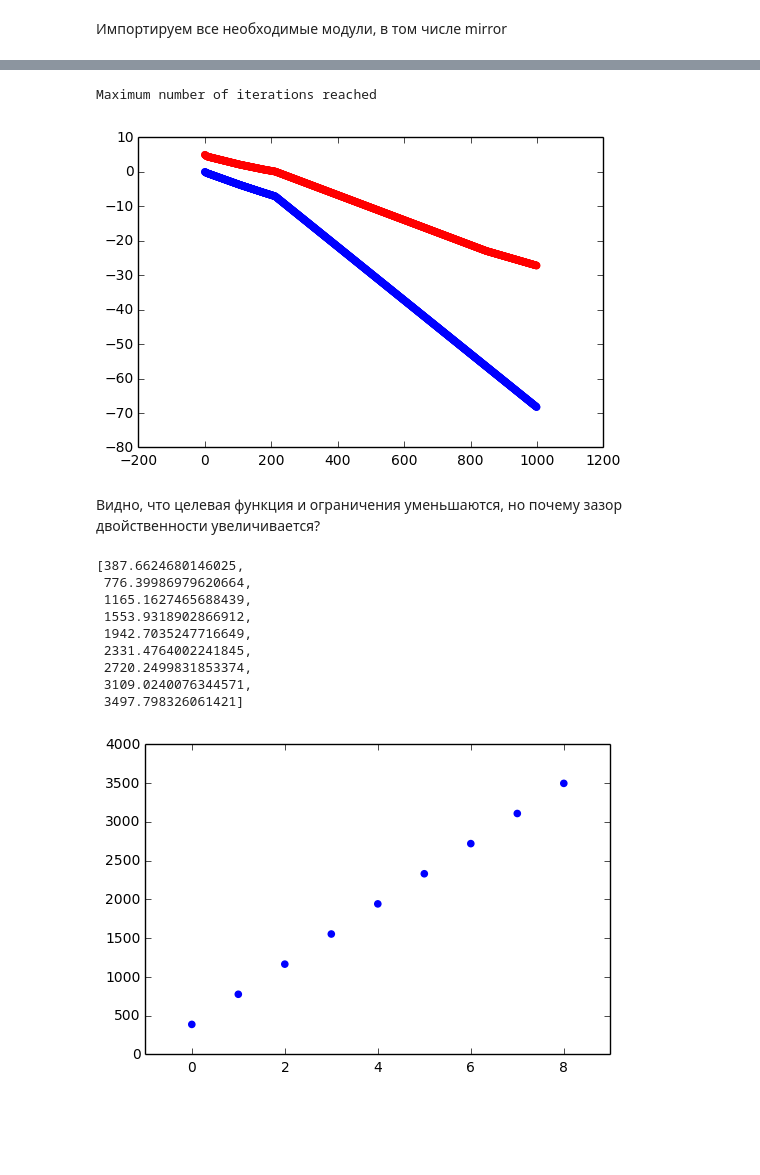
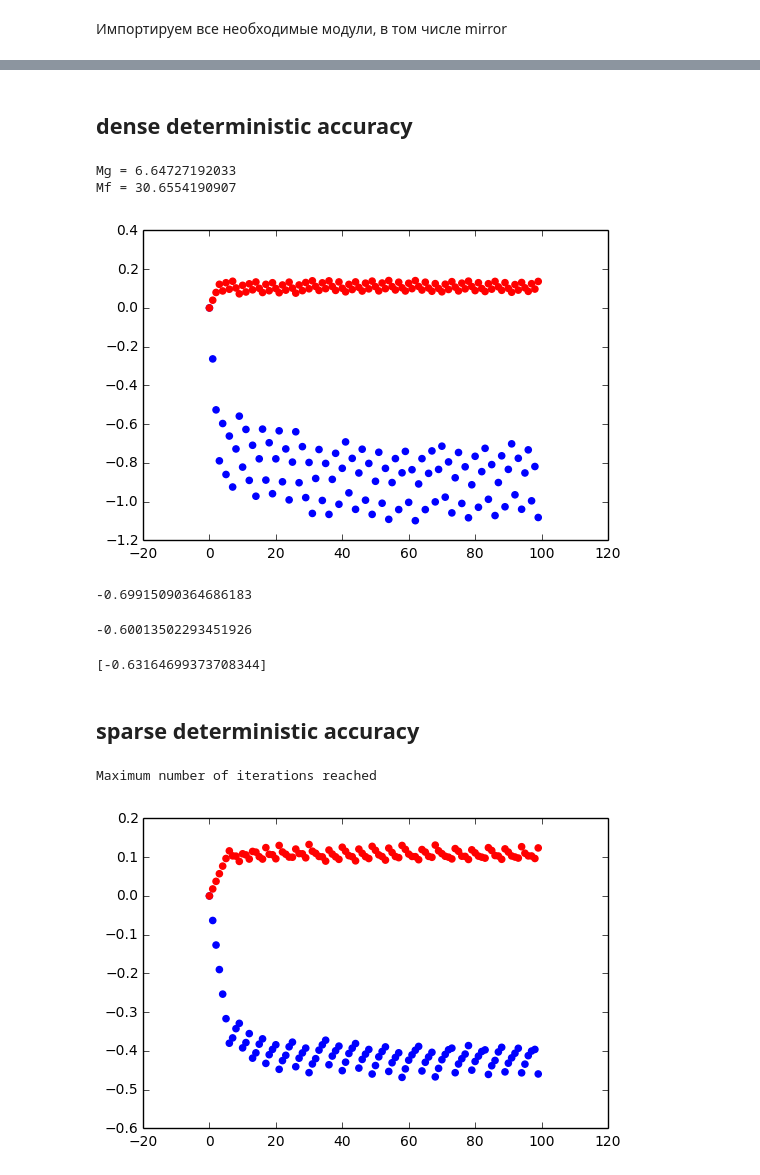
Before and after one commit to anastasiabayandina/Mirror, a Jupyter notebook: Mirror_Quick_Tutorial.ipynb, the cells around one changed output, grey strips where cells are left out. Saved outputs shown, nothing was run; the diff lists cells and outputs as text; code cells hidden in the pictures; blank space fills up the shorter version.

```diff
--- a/Mirror_Quick_Tutorial.ipynb
+++ b/Mirror_Quick_Tutorial.ipynb
@@ -90,3 +88,8 @@ plt.show()
+# %% [markdown]
+## dense deterministic accuracy
+# %%
+n = 100
+m = 10000
 # %%
 g = mirror.DataGenerator(n, m, sparse=False)
 A = g.generate_A()
@@ -96,25 +98,29 @@ b = g.generate_b()
 mr = mirror.Mirror(c=c, A=A, b=b)
+# %%
+print 'Mg = ' + str(mr.Mg)
+print 'Mf = ' + str(mr.Mf)
+# %% [output]
+Mg = 6.64727192033
+Mf = 30.6554190907
 # %%
-xN, lam, tr = mr.solve(eps=0.1, stochastic=False, max_iter=100000, check_every=10000, trace=True)
+xN, lam, tr = mr.solve(eps=0.1, stochastic=False, max_iter=1000, check_every=100, trace=True)
-# %% [output]
-Maximum number of iterations reached
 # %%
-plt.scatter(range(1000), tr['objective'][:1000], color='blue')
-plt.scatter(range(1000), tr['constraints'][:1000], color='red')
+plt.scatter(range(100), tr['objective'][:100], color='blue')
+plt.scatter(range(100), tr['constraints'][:100], color='red')
 plt.show()
 # %% [output]
-[figure, old version]
+[figure, new version]
-# %% [markdown]
-Видно, что целевая функция и ограничения уменьшаются, но почему зазор двойственности увеличивается?
+# %%
+mr.objective(xN)
+# %% [output]
+-0.69915090364686183
+# %%
+mr.dual(lam)
+# %% [output]
+-0.60013502293451926
 # %%
 tr['gap']
 # %% [output]
-[387.6624680146025,
- 776.39986979620664,
- 1165.1627465688439,
- 1553.9318902866912,
- 1942.7035247716649,
- 2331.4764002241845,
- 2720.2499831853374,
- 3109.0240076344571,
- 3497.798326061421]
+[-0.63164699373708344]
+# %% [markdown]
+## sparse deterministic accuracy
@@ -121,5 +136,10 @@ tr['gap']
+# %%
+xN, lam, tr = mr.solve(eps=0.1, stochastic=False, max_iter=1000, check_every=100, trace=True)
+# %% [output]
+Maximum number of iterations reached
 # %%
-plt.scatter(range(9), tr['gap'], color='blue')
+plt.scatter(range(100), tr['objective'][:100], color='blue')
+plt.scatter(range(100), tr['constraints'][:100], color='red')
 plt.show()
 # %% [output]
-[figure, old version]
+[figure, new version]
```
Also changed, not shown: parts of 54 cells of this notebook, 1 other file.
